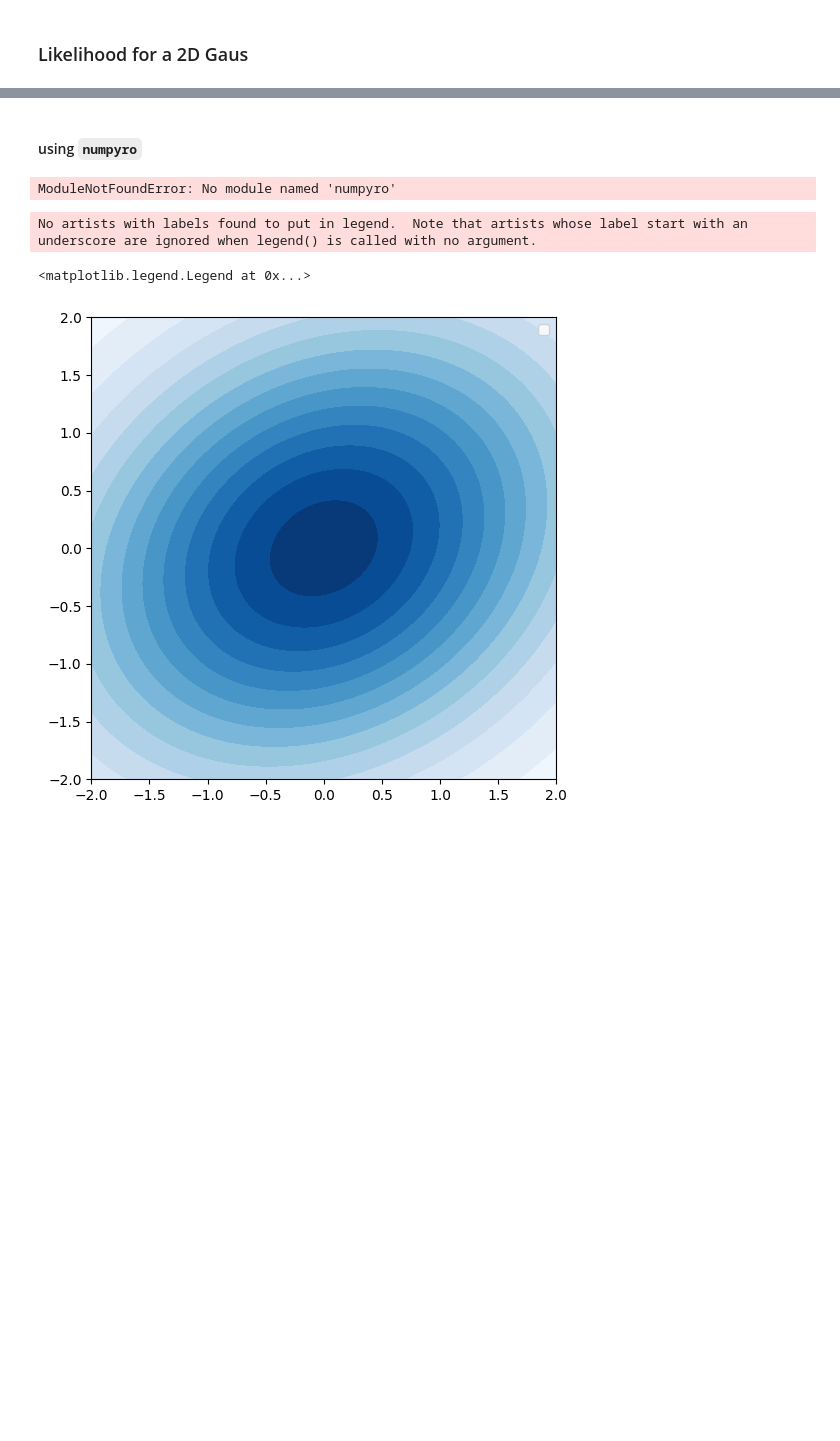
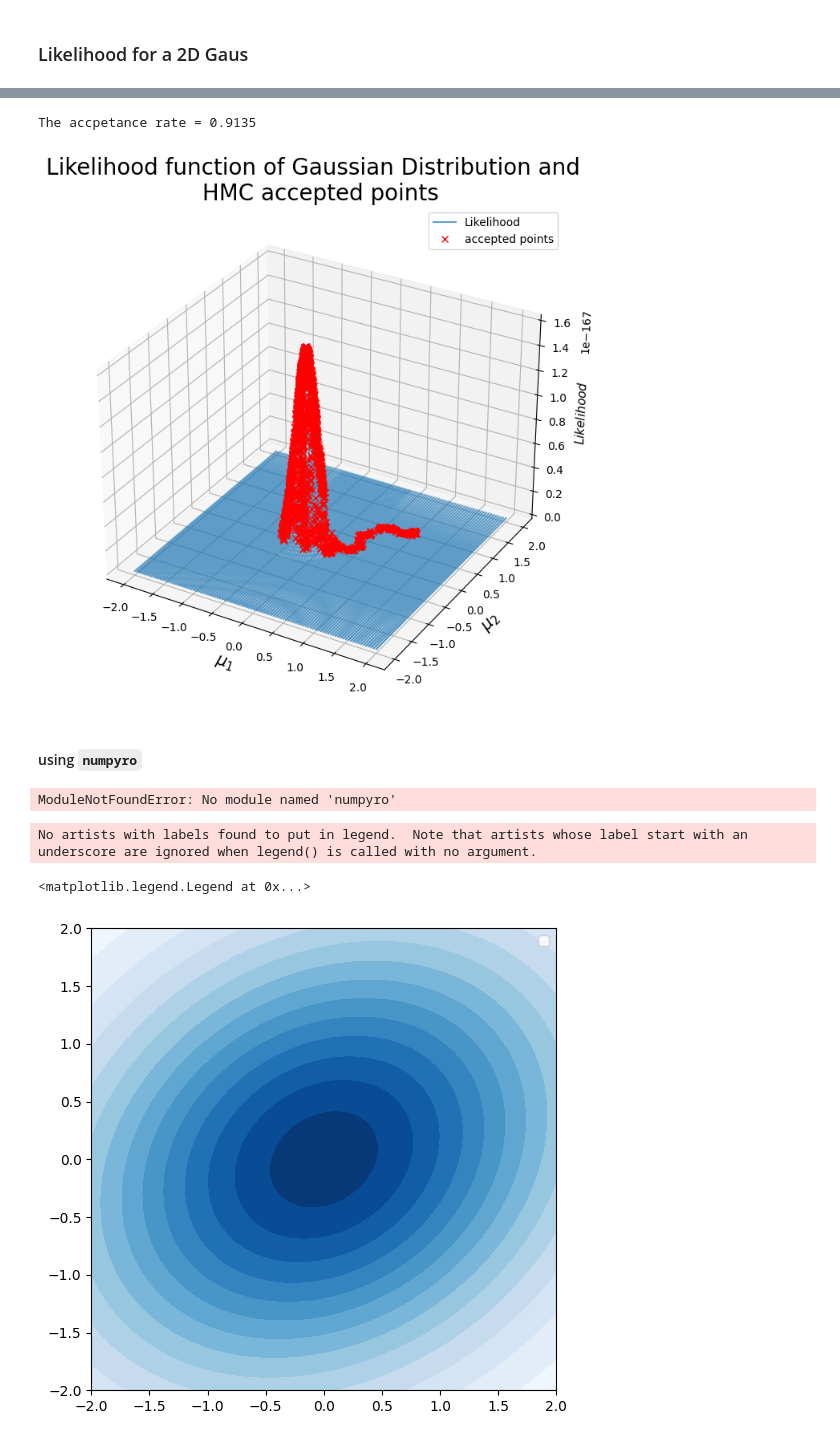
Before and after one commit to pjdunne/MResMCMC2023, a Jupyter notebook: HMC/exercise.ipynb, the cells around one changed output, grey strips where cells are left out. Cells and saved outputs as stored; diff of their text form; code cells hidden in the pictures; blank space fills up the shorter version.

```diff
--- a/HMC/exercise.ipynb
+++ b/HMC/exercise.ipynb
@@ -95,3 +96,52 @@ plt.contour(x_,y_,z_)
+# %%
+def U(theta: List[float]) -> float: # the potential energy function: U(theta) = -log(probability distribution of theta)
+    return (- np.log(Likeli.L(theta)))
+
+def grad_U(theta: List[float]) -> float:
+    DRho = Likeli.dLdmu(theta)
+    Rho = Likeli.L(theta)*(-1)
+    return np.array([DRho/Rho for DRho in DRho])
+# %%
+theta_accept, theta_reject = HMC(epoch=2000, L=20, epsilon=0.001, U=U, grad_U=grad_U, current_theta=[1, 1])
+# %%
+print('The accpetance rate =', len(theta_accept)/(len(theta_reject)+len(theta_accept)))
+# %% [output]
+The accpetance rate = 0.9135
+# %%
+_x = []
+_y = []
+_z = []
+for i in theta_accept:
+    _x.append(i[0])
+    _y.append(i[1])
+    _z.append(Likeli.L([i[0], i[1]]))
+
+Grid = np.linspace(-2, 2, 100)
+x = []
+y = []
+z = []
+r = len(Grid)
+
+for g in Grid:
+    y += list(Grid)
+    x += [g]*r
+    z += [Likeli.L([g, k]) for k in Grid]
+
+fig = plt.figure(figsize=(8, 8), facecolor="white")
+
+Gau = fig.add_subplot(projection="3d")
+Gau.plot(x, y, z, alpha=0.7, label='Likelihood')
+Gau.set_xlabel("$\mu_1$", fontsize=15)
+Gau.set_ylabel("$\mu_2$", fontsize=15)
+Gau.set_zlabel("$Likelihood$", fontsize=11)
+Gau.set_title("Likelihood function of Gaussian Distribution and \n HMC accepted points", fontsize=20)
+
+Gau.plot(_x,_y, _z, 'x', color='red', label='accepted points')
+
+plt.legend()
+plt.show()
+# %% [output]
+[figure, added]
 # %% [markdown]
 #### using `numpyro`
 # %%
```
Also changed, not shown: parts of 6 cells of this notebook.
